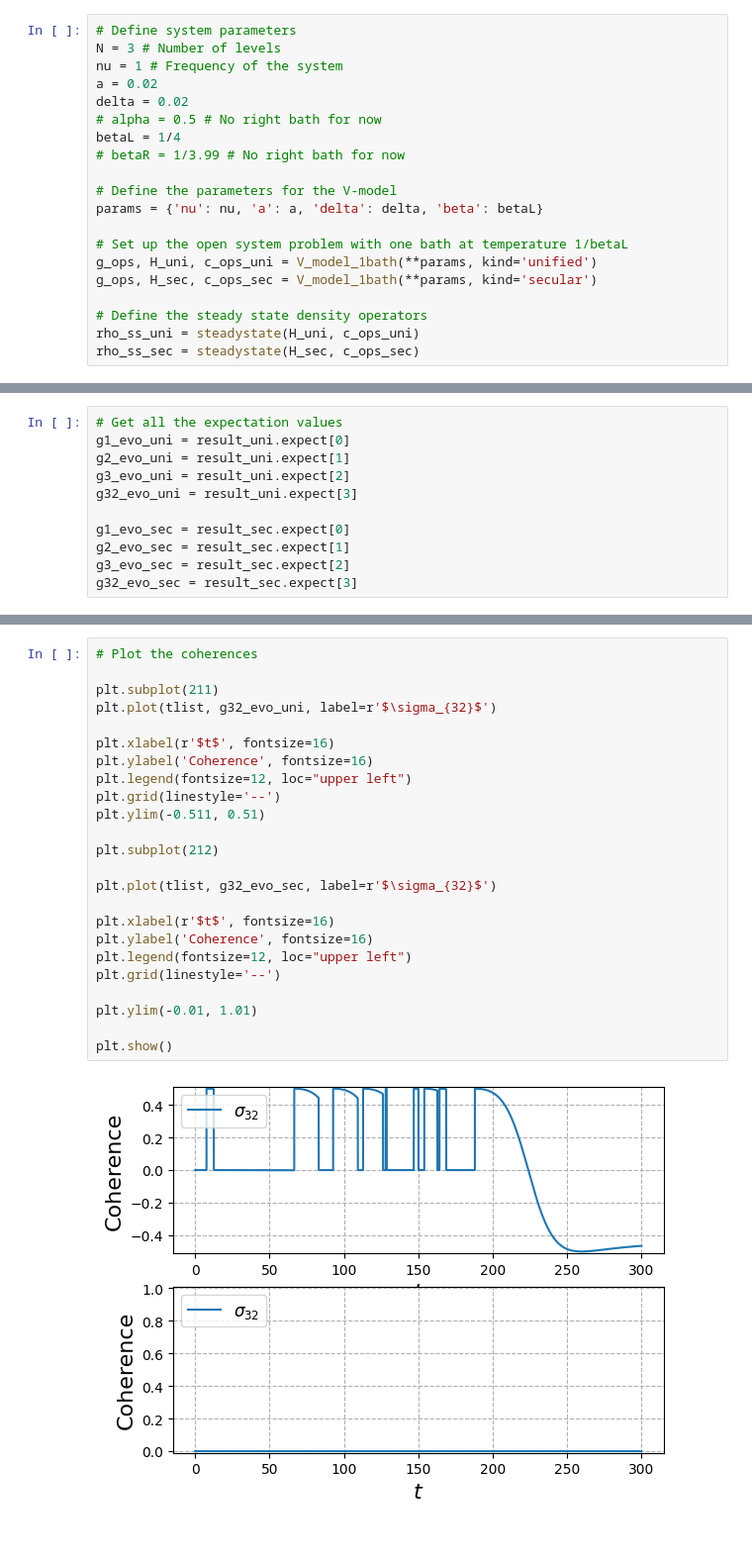
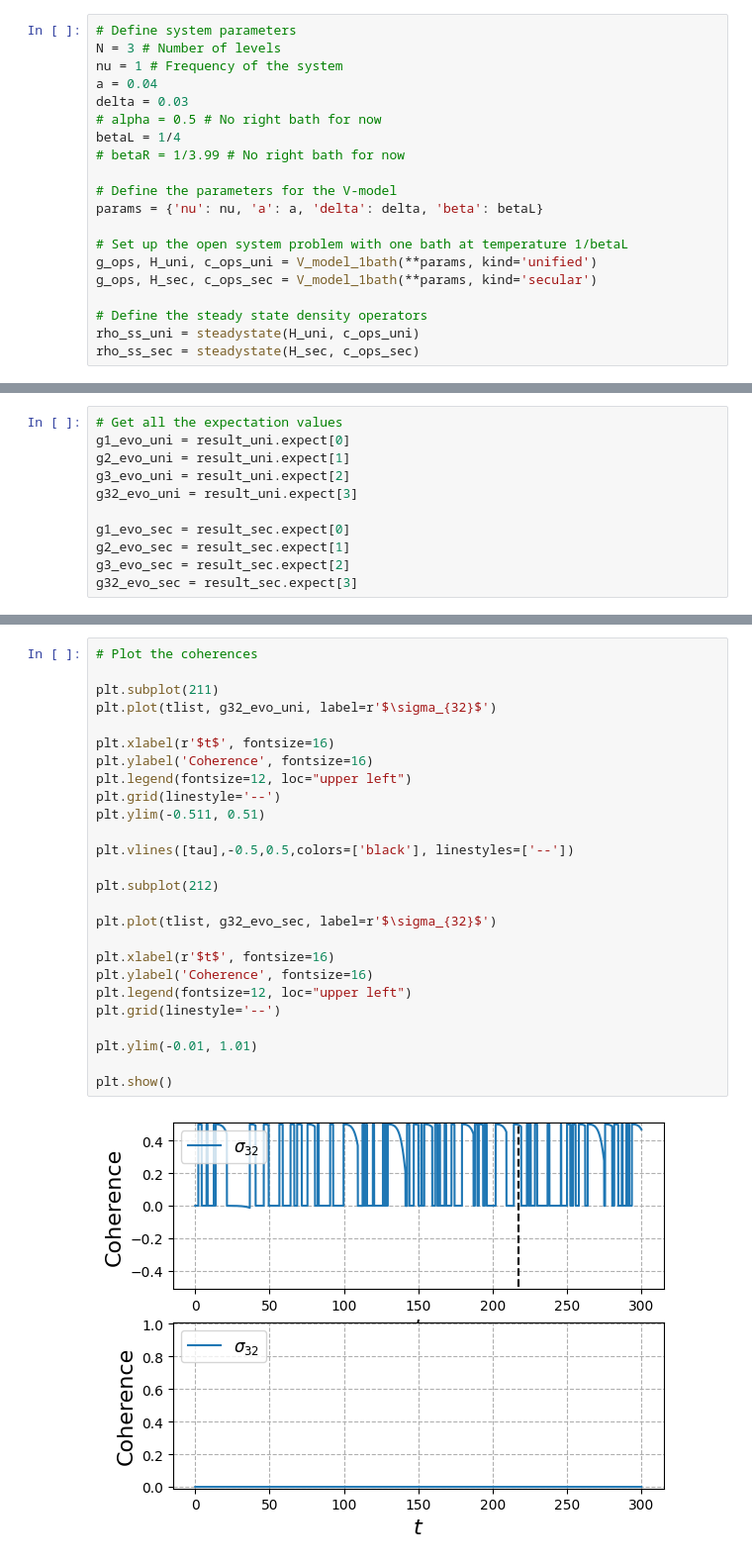
Before and after one commit to mikeal888/The_V_model, a Jupyter notebook: Equilibrium.ipynb, the cells around one changed output, grey strips where cells are left out. Shown: that part at 99% size. Drawn from its saved outputs; the diff is of its cells as text.

```diff
--- a/Equilibrium.ipynb
+++ b/Equilibrium.ipynb
@@ -10,8 +10,8 @@ from FCS import *
 # Define system parameters
 N = 3 # Number of levels
 nu = 1 # Frequency of the system
-a = 0.02
-delta = 0.02
+a = 0.04
+delta = 0.03
 # alpha = 0.5 # No right bath for now
 betaL = 1/4
 # betaR = 1/3.99 # No right bath for now
@@ -93,29 +101,31 @@ plt.show()
 # %%
 # Plot the coherences
 
 plt.subplot(211)
 plt.plot(tlist, g32_evo_uni, label=r'$\sigma_{32}$')
 
 plt.xlabel(r'$t$', fontsize=16)
 plt.ylabel('Coherence', fontsize=16)
 plt.legend(fontsize=12, loc="upper left")
 plt.grid(linestyle='--')
 plt.ylim(-0.511, 0.51)
+
+plt.vlines([tau],-0.5,0.5,colors=['black'], linestyles=['--'])
 
 plt.subplot(212)
 
 plt.plot(tlist, g32_evo_sec, label=r'$\sigma_{32}$')
 
 plt.xlabel(r'$t$', fontsize=16)
 plt.ylabel('Coherence', fontsize=16)
 plt.legend(fontsize=12, loc="upper left")
 plt.grid(linestyle='--')
 
 plt.ylim(-0.01, 1.01)
 
 plt.show()
 # %% [output]
-[figure, old version]
+[figure, new version]
 # %%
 # Let's build the non-conditional density operator by averaging over an ensemble of trajectories, for comparison to the solution of the QME
 # Unified only, we know the secular equation will give simple behaviour for the coherence
```
Also changed, not shown: parts of 6 cells of this notebook.
